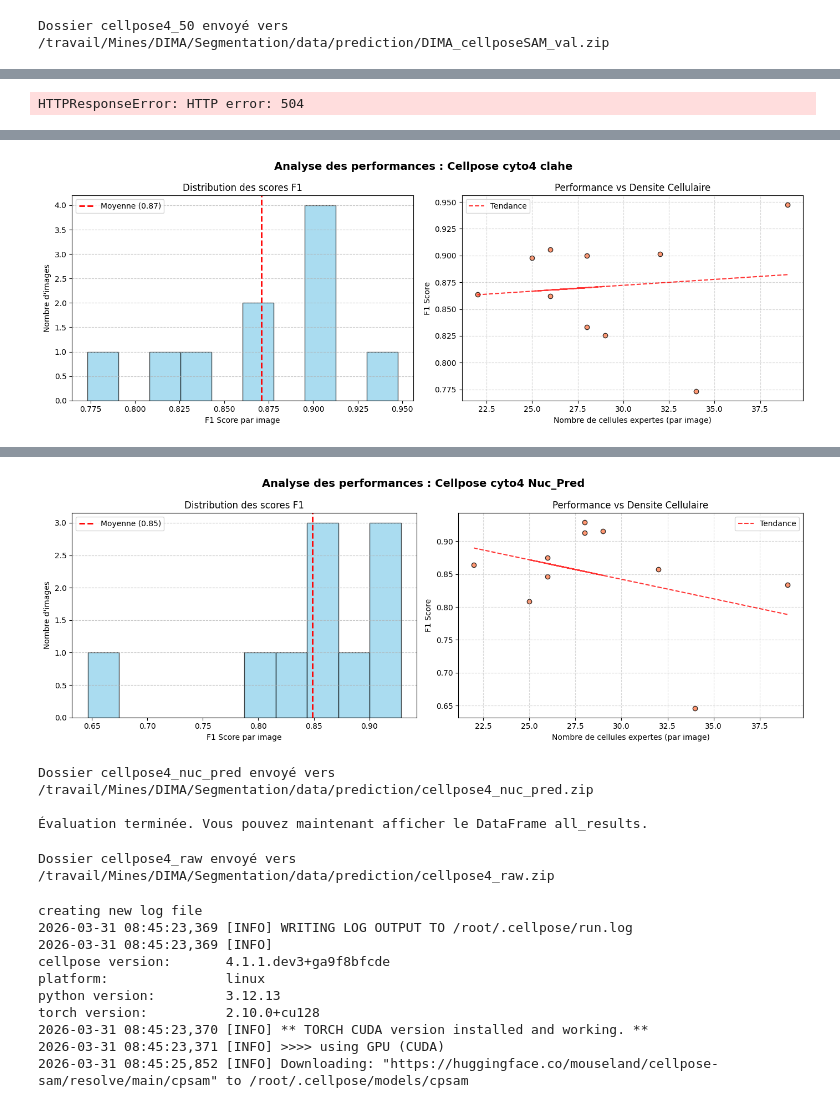
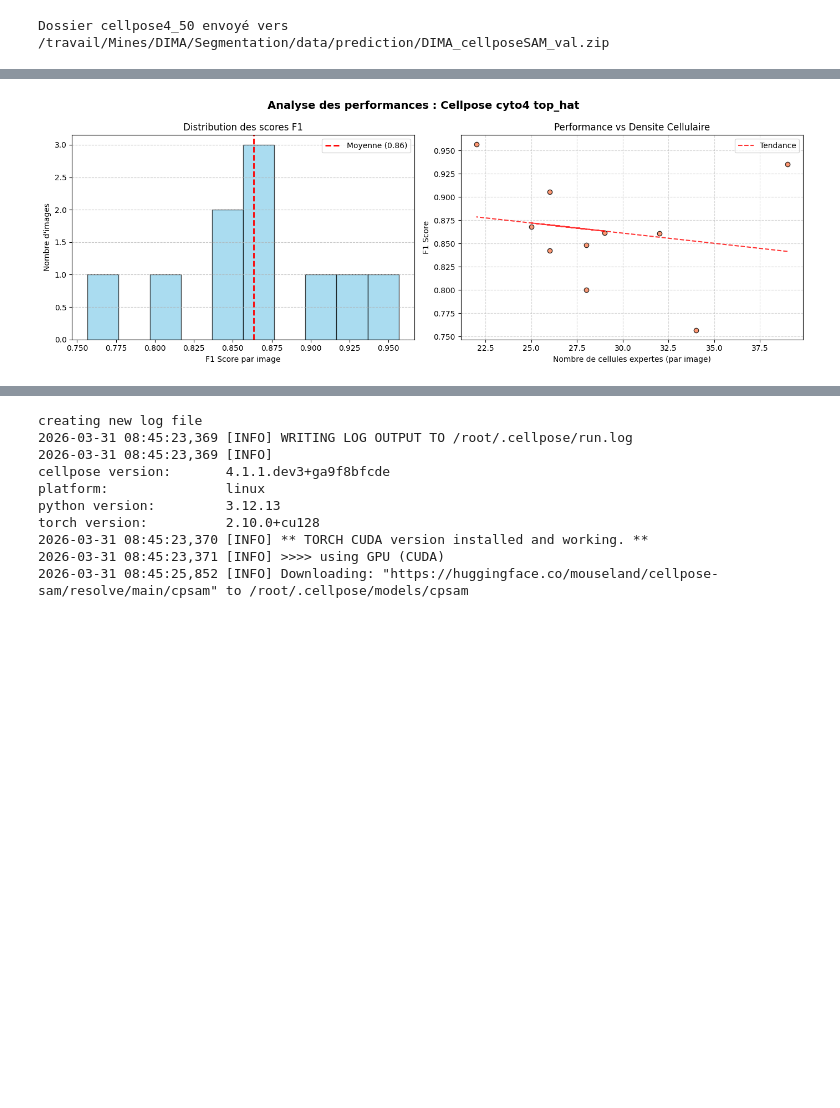
Before and after one commit to GautierGabriel/DIMA, a Jupyter notebook: scripts/cellpose4.ipynb, the cells around one changed output, grey strips where cells are left out. Drawn from its saved outputs; the diff is of its cells as text; code cells hidden in the pictures; blank space fills up the shorter version.

```diff
--- a/scripts/cellpose4.ipynb
+++ b/scripts/cellpose4.ipynb
@@ -520,7 +522,7 @@ import matplotlib.pyplot as plt
 from cellpose import train, models, io
 
 # Définition des modes à évaluer
-modes_experimentaux = ['Nuc_Pred']
+modes_experimentaux = ['top_hat']
 
 io.logger_setup()
 
@@ -531,7 +533,7 @@ for mode_actuel in modes_experimentaux:
     X_train, Y_train = visualizer.load_channel(ids_train, mode=mode_actuel)
     X_val, Y_val     = visualizer.load_set(ids_val, mode='Cell')
 
-    nom_modele = f'cyto4_40_{mode_actuel.lower()}'
+    nom_modele = f'cyto4_40_n4_{mode_actuel.lower()}'
 
     # 3. Entraînement
     model_finetune = models.CellposeModel(gpu=True)
@@ -591,10 +594,3 @@ HTTPResponseError: HTTP error: 504
-# %%
-oc.oc.put_file(
-    '/travail/Mines/DIMA/Segmentation/results/models/cyto4_raw_40.pth',
-    'models/cyto4_40_raw', timeout=600
-)
-# %% [output]
-HTTPResponseError: HTTP error: 504
 # %%
 import os
 import cv2
@@ -605,10 +601,10 @@ from cellpose import models, io
 io.logger_setup()
 ev = tool.Stats()
 # modes_experimentaux = ['raw', 'clahe', 'Nuc_Pred']
-modes_experimentaux = ['clahe', 'Nuc_Pred']
+modes_experimentaux = ['top_hat']
 for mode_actuel in modes_experimentaux:
     all_results = []
-    nom_modele = f'cyto4_40_{mode_actuel.lower()}'
+    nom_modele = f'cyto4_40_n4_{mode_actuel.lower()}'
     print(f"\n--- EVAL : MODE {nom_modele} ---")
 
     chemin_modele = f'./models/{nom_modele}'
@@ -633,7 +629,7 @@ for mode_actuel in modes_experimentaux:
             channels=[1, 2],
             resample=True,
             flow_threshold=0.4,
-            cellprob_threshold=0.0
+            cellprob_threshold=-0.5
         )
 
         save_path_mask = os.path.join(output_dir_masks, f"{img_id}_Cell_pred.bmp")
@@ -696,2 +692,2 @@ F1-Score Moyen (Macro)   : 0.871
 ==================================================
-[figure, old version]
+[figure, new version]
@@ -715,11 +697,3 @@ F1-Score Moyen (Macro)   : 0.849
-[figure, removed]
-Dossier cellpose4_nuc_pred envoyé vers /travail/Mines/DIMA/Segmentation/data/prediction/cellpose4_nuc_pred.zip
-
-Évaluation terminée. Vous pouvez maintenant afficher le DataFrame all_results.
-# %%
-oc.download_path('/content/data/prediction/cellpose4_raw/','/travail/Mines/DIMA/Segmentation/data/prediction/cellpose4_raw')
-# %% [output]
-Dossier cellpose4_raw envoyé vers /travail/Mines/DIMA/Segmentation/data/prediction/cellpose4_raw.zip
 # %%
 import matplotlib.pyplot as plt
 from cellpose import train, models, io
```
Also changed, not shown: parts of 16 cells of this notebook, 21 other files.
